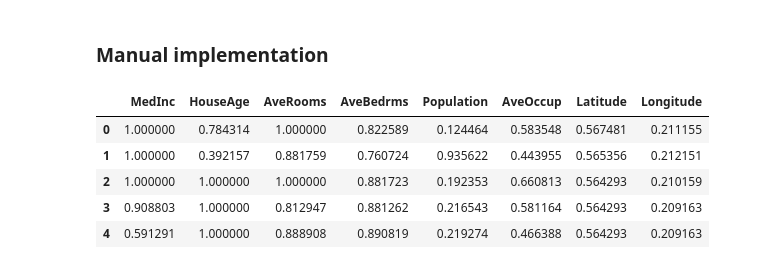
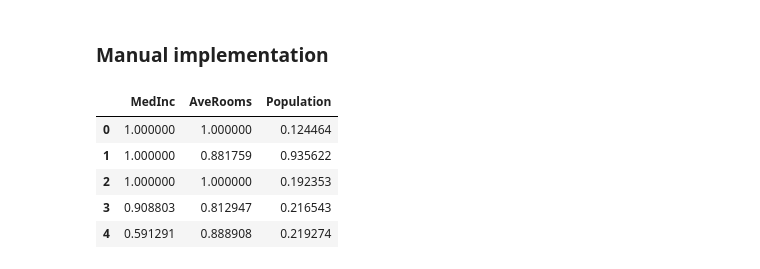
Before and after one commit to rknagao/studies, a Jupyter notebook: dimensionality_reduction/pca/pca.ipynb, the cells around one changed output. Drawn from its saved outputs; the diff is of its cells as text; code cells hidden in the pictures.

```diff
--- a/dimensionality_reduction/pca/pca.ipynb
+++ b/dimensionality_reduction/pca/pca.ipynb
@@ -163,14 +297,13 @@ In other hand, the relevant position of `Population` in PC 0 and `HouseAge` in P
 ### Manual implementation
 # %%
 # It is easier to work with a dataframe that a multilevel array.
-df_X = pd.DataFrame(X)
-df_X.columns = x_labels
-
+df_X = pd.DataFrame(X_mini)
+df_X.columns = ['MedInc', 'AveRooms', 'Population']
 df_X.head()
 # %% [output]
-|  | MedInc | HouseAge | AveRooms | AveBedrms | Population | AveOccup | Latitude | Longitude |
-| 0 | 1.000000 | 0.784314 | 1.000000 | 0.822589 | 0.124464 | 0.583548 | 0.567481 | 0.211155 |
-| 1 | 1.000000 | 0.392157 | 0.881759 | 0.760724 | 0.935622 | 0.443955 | 0.565356 | 0.212151 |
-| 2 | 1.000000 | 1.000000 | 1.000000 | 0.881723 | 0.192353 | 0.660813 | 0.564293 | 0.210159 |
-| 3 | 0.908803 | 1.000000 | 0.812947 | 0.881262 | 0.216543 | 0.581164 | 0.564293 | 0.209163 |
-| 4 | 0.591291 | 1.000000 | 0.888908 | 0.890819 | 0.219274 | 0.466388 | 0.564293 | 0.209163 |
+|  | MedInc | AveRooms | Population |
+| 0 | 1.000000 | 1.000000 | 0.124464 |
+| 1 | 1.000000 | 0.881759 | 0.935622 |
+| 2 | 1.000000 | 1.000000 | 0.192353 |
+| 3 | 0.908803 | 0.812947 | 0.216543 |
+| 4 | 0.591291 | 0.888908 | 0.219274 |
```
Also changed, not shown: parts of 26 cells of this notebook.
